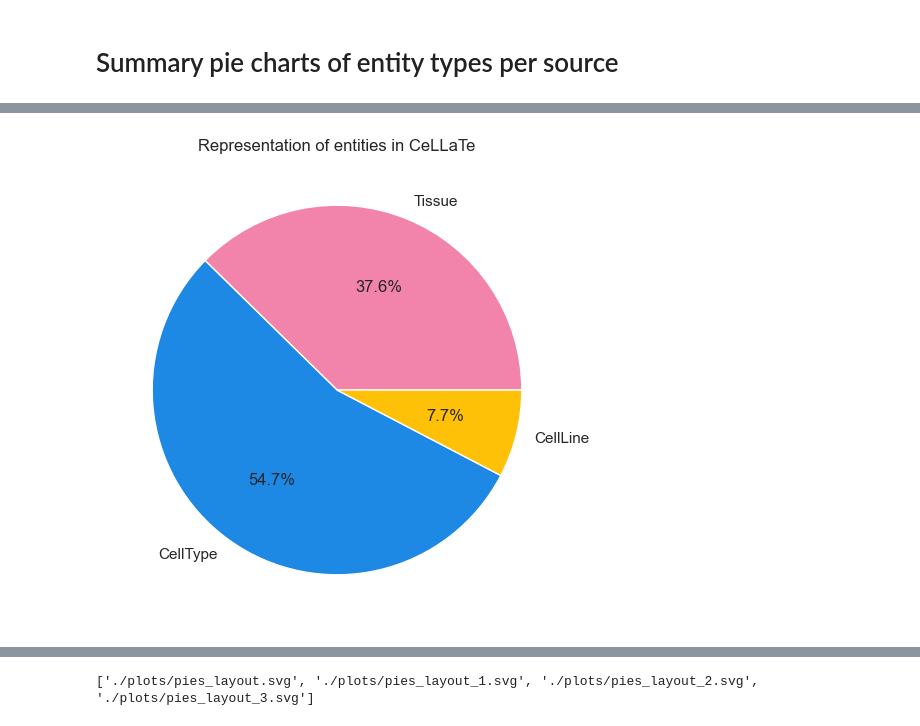
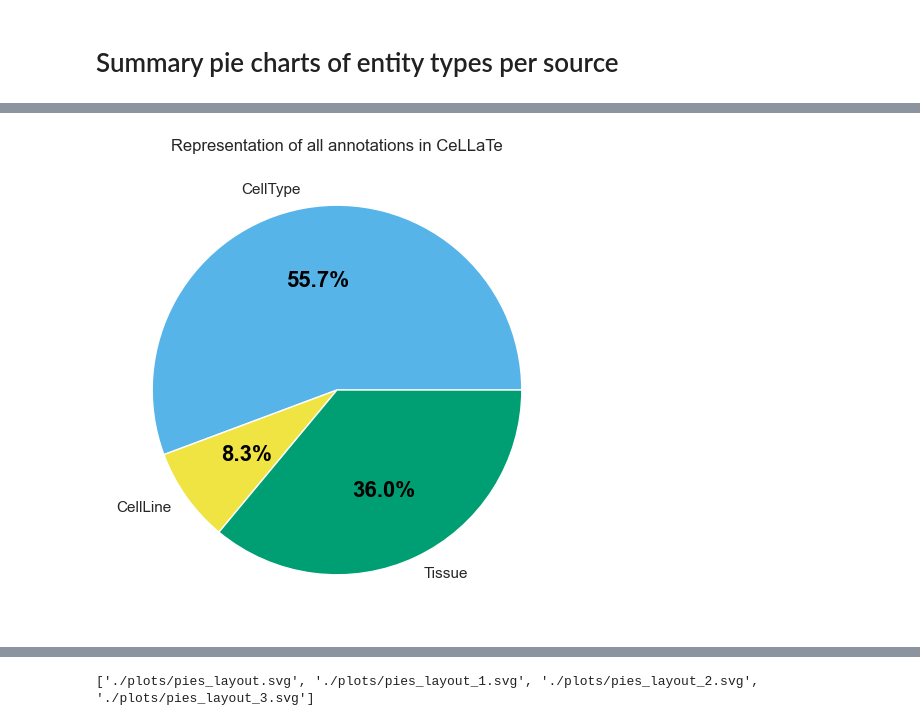
Before and after one commit to EuropePMC/OTAR3088, a Jupyter notebook: Data_mining/CeLLaTe/data_stat_figs.ipynb, the cells around one changed output, grey strips where cells are left out. Cells and saved outputs as stored; diff of their text form; code cells hidden in the pictures.

Commit message:
add var annotation SKILL

```diff
--- a/Data_mining/CeLLaTe/data_stat_figs.ipynb
+++ b/Data_mining/CeLLaTe/data_stat_figs.ipynb
@@ -38,8 +73,11 @@ output_notebook()
 import pandas as pd
 
 # Read-in paper stats file
-in_file = pd.read_csv("/Users/withers/Downloads/CeLLaTe-Paper-Records - Paper-Stats.csv")
-in_file = in_file.drop(['Unnamed: 9'], axis=1)
+in_file = pd.read_csv("/Users/withers/GitProjects/OTAR3088/Data_mining/CeLLaTe/cellate_final_no_vague_stats.tsv", sep="\t")
+# in_file = pd.read_csv("/Users/withers/GitProjects/OTAR3088/Data_mining/CeLLaTe/cellate_final_with_vague_stats.tsv", sep="\t")
+
+# in_file = pd.read_csv("/Users/withers/Downloads/CeLLaTe-Paper-Records - Paper-Stats.csv")
+# in_file = in_file.drop(['Unnamed: 9'], axis=1)
 in_file = in_file[in_file["Paper Source"] != "CheMBL_V1"]
 in_file.head()
 # %% [output]
@@ -343,26 +364,45 @@ export_svg(p, filename="./plots/datasource_pie.svg")
+# %%
+def grab_counts(df):
+    sentences = sum(df['Sentences'])
+    sentences_annot = sum(df['Sentences with annotations'])
+    celltype_count = sum(df['CellType Count'])
+    cellline_count = sum(df['CellLine Count'])
+    tissue_count = sum(df['Tissue Count'])
+    return [sentences, sentences_annot, celltype_count, cellline_count, tissue_count]
+
+chembl_counts = grab_counts(chembl_df)
+cf_counts = grab_counts(cf_df)
+sc_counts = grab_counts(sc_df)
 # %%
 import seaborn as sns
 import matplotlib.pyplot as plt
 
-total_tissue = sum([chembl_counts[0], cf_counts[0], sc_counts[0]])
-total_celltype = sum([chembl_counts[1], cf_counts[1], sc_counts[1]])
-total_cellline = sum([chembl_counts[2], cf_counts[2], sc_counts[2]])
+total_celltype = sum([chembl_counts[2], cf_counts[2], sc_counts[2]])
+total_cellline = sum([chembl_counts[3], cf_counts[3], sc_counts[3]])
+total_tissue = sum([chembl_counts[4], cf_counts[4], sc_counts[4]])
 
-data = [total_tissue, total_celltype, total_cellline]
-labels = ["Tissue", "CellType", "CellLine"] # Labels for each slice
-colours = ["#F284AC","#1E88E5","#FFC107"]
+data = [total_celltype, total_cellline, total_tissue]
+labels = ['CellType', 'CellLine', "Tissue"] # Labels for each slice
+colours = ["#56B4E9", "#F0E442", "#009E73"]
 
 
 plt.figure(figsize=(6,6)) # Set figure size
 sns.set_style("darkgrid") # Set style for chart
-plt.pie(data,
+
+patches, texts, autotexts = plt.pie(data,
         labels=labels,
         colors=colours,
         autopct="%1.1f%%") # Create pie chart
-plt.title("Representation of entities in CeLLaTe")
+
+for autotext in autotexts:
+    autotext.set_color('black')
+    autotext.set_size(16)
+    autotext.set_weight('bold')
+
+plt.title("Representation of all annotations in CeLLaTe")
 
 plt.savefig("./plots/overall_pie.svg", format="svg")
 plt.savefig("./plots/overall_pie.png", format="png")
 plt.show()
 # %% [output]
-[figure, old version]
+[figure, new version]
```
Also changed, not shown: parts of 59 cells of this notebook, 21 other files.
